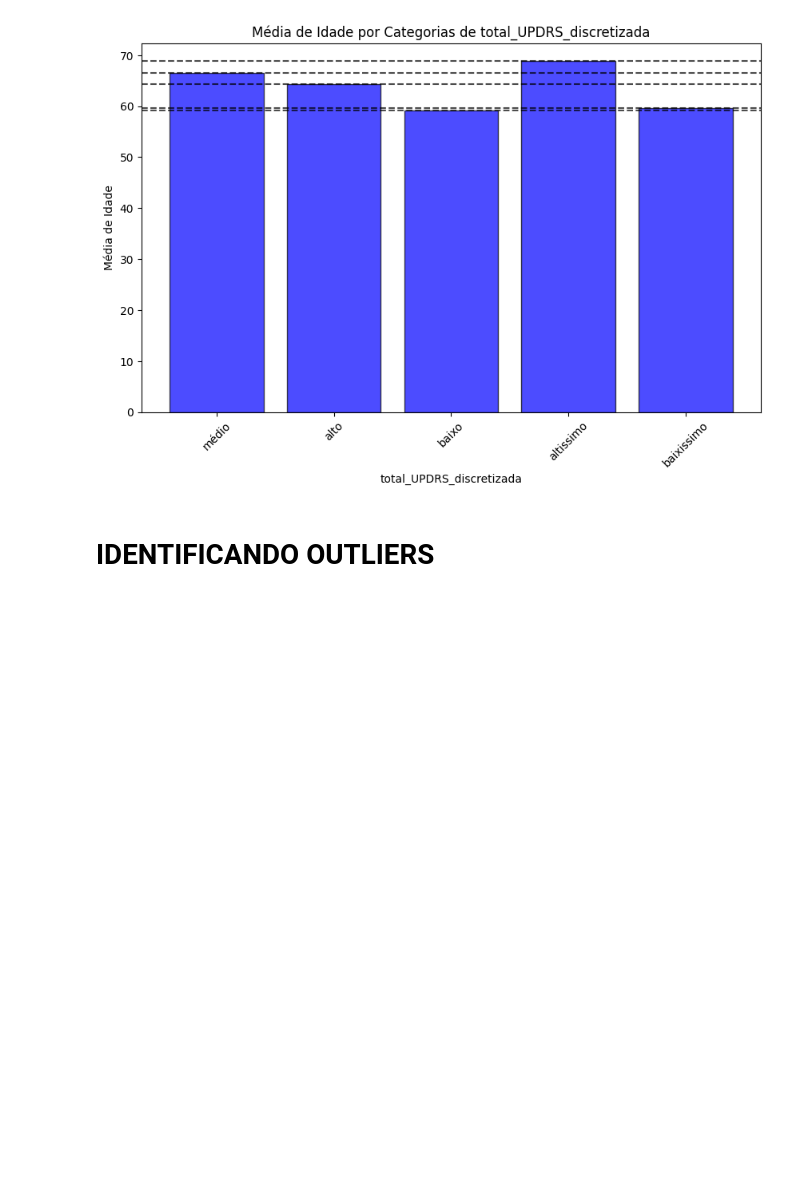
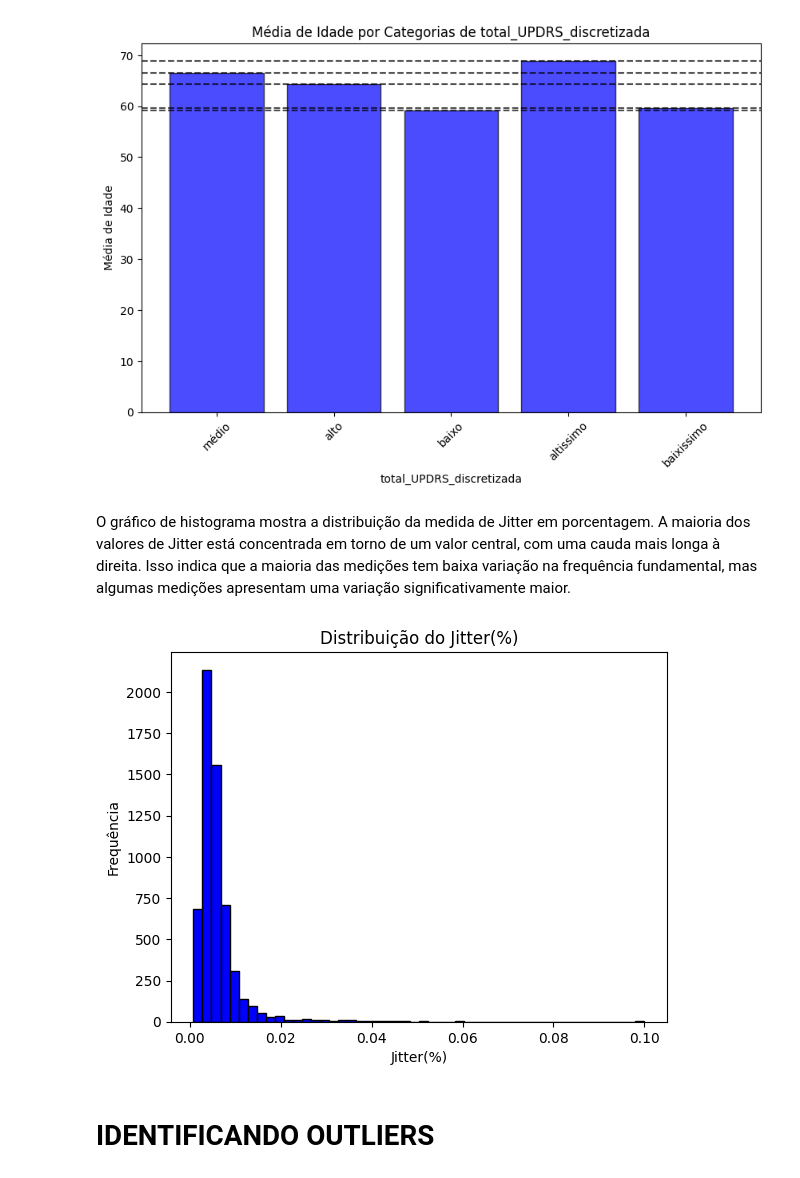
Before and after one commit to KacioSilva/ProjetoAM, a Jupyter notebook: Prova_AM.ipynb, the cells around one changed output. Saved outputs shown, nothing was run; the diff lists cells and outputs as text; code cells hidden in the pictures; blank space fills up the shorter version.

```diff
--- a/Prova_AM.ipynb
+++ b/Prova_AM.ipynb
@@ -292,6 +303,18 @@ for altura in alturas:
 plt.show()
 # %% [output]
 [figure]
+# %% [markdown]
+O gráfico de histograma mostra a distribuição da medida de Jitter em porcentagem. A maioria dos valores de Jitter está concentrada em torno de um valor central, com uma cauda mais longa à direita. Isso indica que a maioria das medições tem baixa variação na frequência fundamental, mas algumas medições apresentam uma variação significativamente maior.
+# %%
+import matplotlib.pyplot as plt
+
+plt.hist(df['Jitter(%)'], bins=50, color='blue', edgecolor='black')
+plt.title('Distribuição do Jitter(%)')
+plt.xlabel('Jitter(%)')
+plt.ylabel('Frequência')
+plt.show()
+# %% [output]
+[figure, added]
 # %% [markdown]
 # IDENTIFICANDO OUTLIERS
 # %% [markdown]
```
Also changed, not shown: parts of 12 cells of this notebook.
